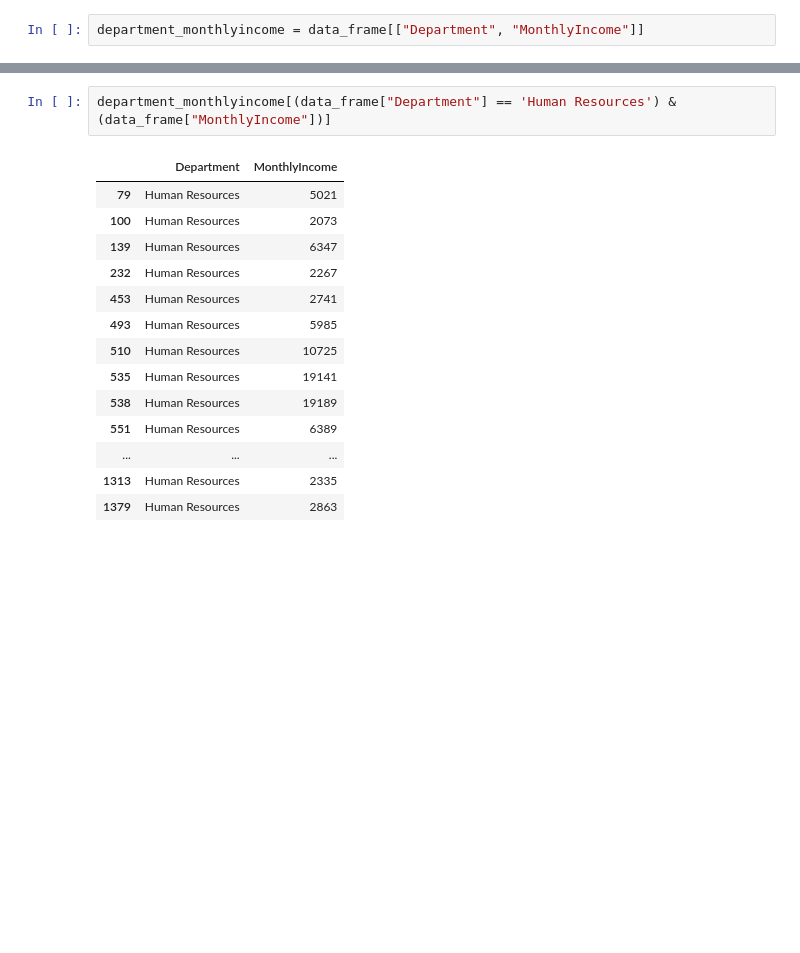
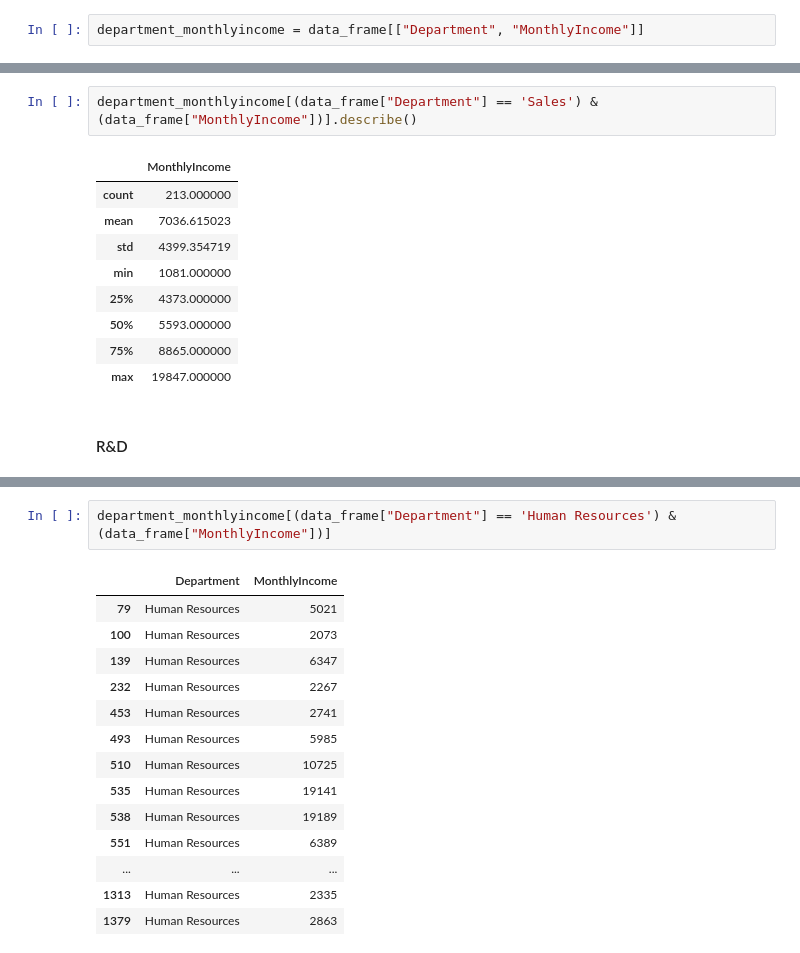
Before and after one commit to infoshareacademy/jdsz4-dept, a Jupyter notebook: projekt_python/ep_Python_pandas_analiza_bazy_MonthlyIncome_Department_JobRole.ipynb, the cells around one changed output, grey strips where cells are left out. Saved outputs shown, nothing was run; the diff lists cells and outputs as text; blank space fills up the shorter version.

```diff
--- a/projekt_python/ep_Python_pandas_analiza_bazy_MonthlyIncome_Department_JobRole.ipynb
+++ b/projekt_python/ep_Python_pandas_analiza_bazy_MonthlyIncome_Department_JobRole.ipynb
@@ -226,0 +128,14 @@ department_monthlyincome = data_frame[["Department", "MonthlyIncome"]]
+# %%
+department_monthlyincome[(data_frame["Department"] == 'Sales') & (data_frame["MonthlyIncome"])].describe()
+# %% [output]
+|  | MonthlyIncome |
+| count | 213.000000 |
+| mean | 7036.615023 |
+| std | 4399.354719 |
+| min | 1081.000000 |
+| 25% | 4373.000000 |
+| 50% | 5593.000000 |
+| 75% | 8865.000000 |
+| max | 19847.000000 |
+# %% [markdown]
+#### R&D
```
Also changed, not shown: parts of 45 cells of this notebook.
